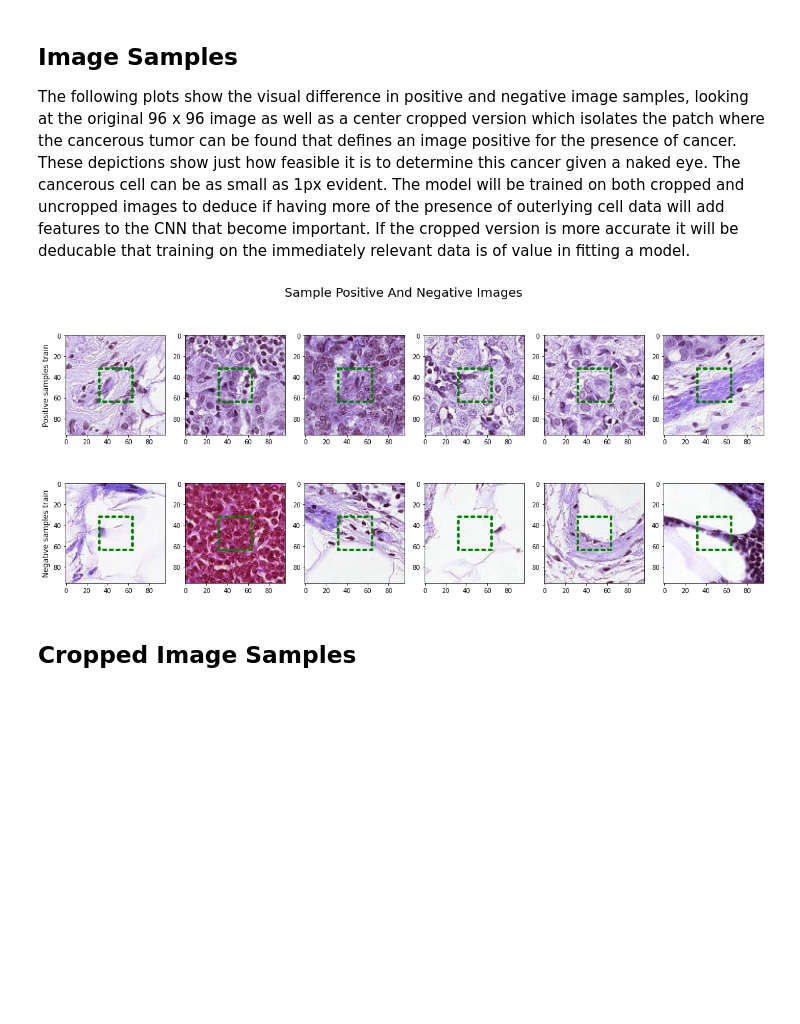
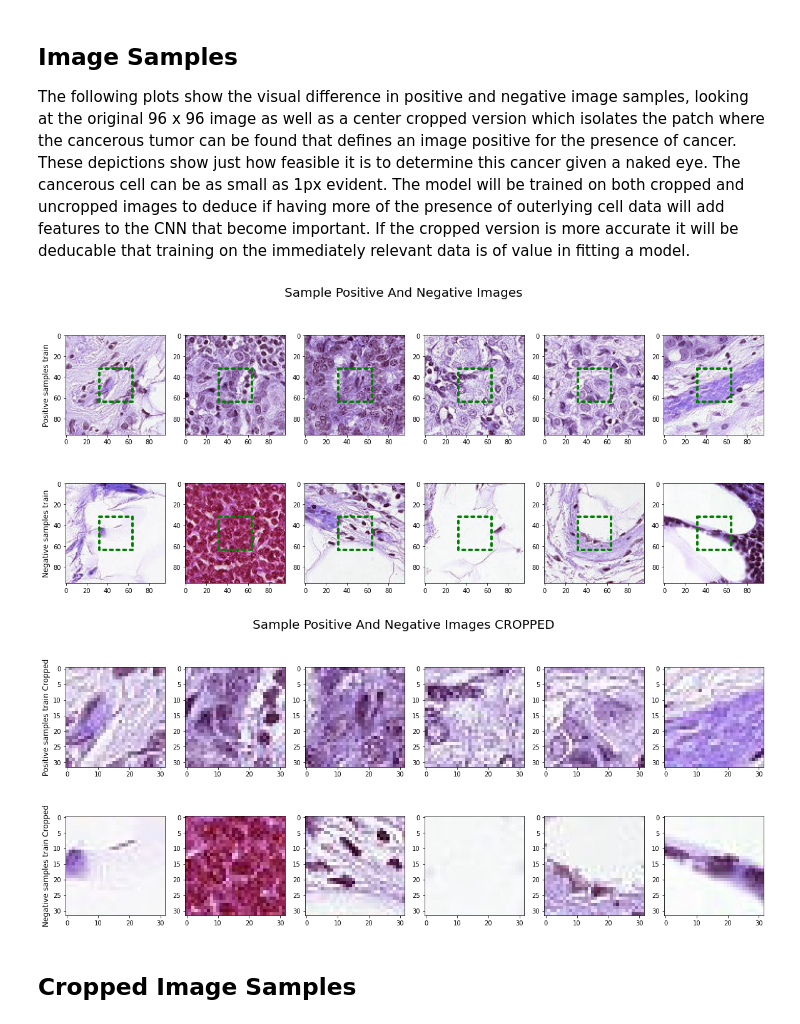
Before and after one commit to johnsocf/3308_Lab_5, a Jupyter notebook: hw5.ipynb, the cells around one changed output. Saved outputs shown, nothing was run; the diff lists cells and outputs as text; code cells hidden in the pictures; blank space fills up the shorter version.

```diff
--- a/hw5.ipynb
+++ b/hw5.ipynb
@@ -350,13 +357,40 @@ plt.show()
 ## Image Samples
 
 The following plots show the visual difference in positive and negative image samples, looking at the original 96 x 96 image as well as a center cropped version which isolates the patch where the cancerous tumor can be found that defines an image positive for the presence of cancer.  These depictions show just how feasible it is to determine this cancer given a naked eye.  The cancerous cell can be as small as 1px evident.  The model will be trained on both cropped and uncropped images to deduce if having more of the presence of outerlying cell data will add features to the CNN that become important.  If the cropped version is more accurate it will be deducable that training on the immediately relevant data is of value in fitting a model.
-# %%
-fig, ax0 = plt.subplots(2,6,figsize=(20,8))
-fig.suptitle('Sample Positive And Negative Images',fontsize=20)
-show_image_samples(positive_image_sample_array, 'Positive samples train', ax0, 0)
-show_image_samples(negative_image_sample_array, 'Negative samples train', ax0, 1)
-# %% [output]
-[figure, removed]
+# %%
+fig, ax0 = plt.subplots(2,6,figsize=(20,8))
+fig.suptitle('Sample Positive And Negative Images',fontsize=20)
+show_image_samples(positive_image_sample_array, 'Positive samples train', ax0, 0)
+show_image_samples(negative_image_sample_array, 'Negative samples train', ax0, 1)
+
+# loc gets rows from a pandas df given a certain set of conditions.
+positive_image_sample_array_t = []
+negative_image_sample_array_t = []
+for sample in positive_image_samples['id']:
+    path = os.path.join(train_folder_cr, sample + '.tif')
+    # cv2 open cv is a library for computer vision which provides an api for
+    # reading an image file into an 2D array.
+    img = cv.imread(path)
+    # RAM space allow for storing a few images
+    height, width, channels = img.shape
+    # debugger: print('shape', height, width, channels)
+    positive_image_sample_array_t.append(img)
+
+# repeat for negative samples
+for sample in negative_image_samples['id']:
+    path = os.path.join(train_folder_cr, sample + '.tif')
+    img = cv.imread(path)
+    height, width, channels = img.shape
+    # debugger: print('shape', height, width, channels)
+    negative_image_sample_array_t.append(img)
+
+fig, ax0 = plt.subplots(2,6,figsize=(20,8))
+fig.suptitle('Sample Positive And Negative Images CROPPED',fontsize=20)
+show_image_samples(positive_image_sample_array_t, 'Positive samples train Cropped', ax0, 0)
+show_image_samples(negative_image_sample_array_t, 'Negative samples train Cropped', ax0, 1)
+# %% [output]
+[figure, added]
+[figure, added]
 # %% [markdown]
 ## Cropped Image Samples
 # %%
```
Also changed, not shown: parts of 20 cells of this notebook.
